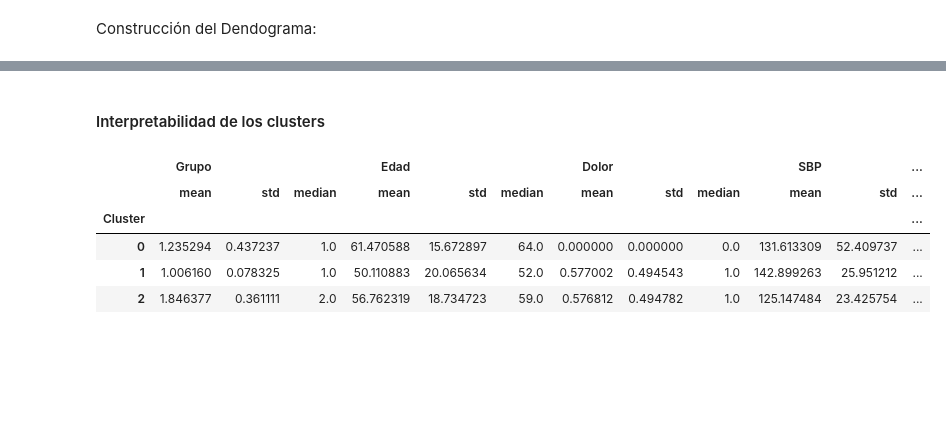
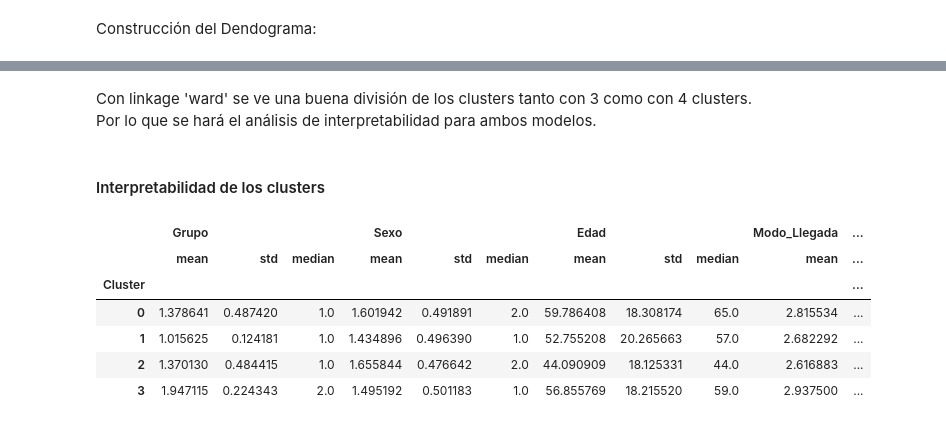
Before and after one commit to despinosaa/Lab1_G1, a Jupyter notebook: Lab2_agglomerative.ipynb, the cells around one changed output, grey strips where cells are left out. Drawn from its saved outputs; the diff is of its cells as text; code cells hidden in the pictures; blank space fills up the shorter version.

```diff
--- a/Lab2_agglomerative.ipynb
+++ b/Lab2_agglomerative.ipynb
@@ -11,7 +11,7 @@ import pandas as pd
 # %% [markdown]
 Carga de datos
 # %%
-df = pd.read_csv('202420_Laboratorio 1 - Regresión_train_data.csv')
+df = pd.read_csv('202420_Laboratorio 2 - Agrupación_202420_Laboratorio_2_-_Agrupación_data.csv')
 # %%
 df.shape
 # %% [output]
@@ -342,6 +369,4 @@ Cambiamos los niveles 6 y 7 de Modo_Llegada a 5 para tener la misma logica del d
 # %%
-columnas_imputar = ['SBP', 'HR', 'RR', 'BT']
-
 # Imputar valores NaN con la media de cada columna
 for columna in columnas_imputar:
-    data[columna].fillna(data[columna].mean(), inplace=True)
+    data[columna] = data[columna].fillna(data[columna].mode()[0])
@@ -441,8 +492,7 @@ Se realiza PCA (Principal Component Analysis) para poder visualizar los datos en
 # %%
-pca = PCA(n_components = 2)
+pca = PCA(n_components = 12)
 X_principal = pca.fit_transform(X_scaled)
 X_principal = pd.DataFrame(X_principal)
-X_principal.columns = ['P1', 'P2']
 # %% [markdown]
 Construcción del Dendograma:
 # %%
@@ -603,15 +572,20 @@ plt.show()
 # %%
-ac2_w = AgglomerativeClustering(n_clusters = 2, linkage='ward')
-labels2_w = ac2_w.fit_predict(X_principal)
+ac4_w = AgglomerativeClustering(n_clusters = 4, linkage='ward')
+labels4_w = ac4_w.fit_predict(X_principal)
 
-plt.figure(figsize=(7, 5))
-sns.scatterplot(x=X_principal['P1'], y=X_principal['P2'], hue=labels2_w, palette='viridis')
-plt.title('Agglomerative Clustering (PCA Visualización)')
-plt.show()
+# Visualización en 3D con plotly
+fig = px.scatter_3d(
+    X_pca3, x='P1', y='P2', z='P3',
+    color=labels4_w,
+    title='Agglomerative Clustering (3D PCA Visualización)',
+    labels={'P1': 'Principal Component 1', 'P2': 'Principal Component 2', 'P3': 'Principal Component 3'},
+    color_continuous_scale='Viridis'
+)
+fig.show()
 
 # Evaluación del Modelo
-sil_score = silhouette_score(X_principal, labels2_w)
-davies_bouldin = davies_bouldin_score(X_principal, labels2_w)
+sil_score = silhouette_score(X_principal, labels4_w)
+davies_bouldin = davies_bouldin_score(X_principal, labels4_w)
 print(f'Silhouette Score: {sil_score}')
 print(f'Davies-Bouldin Score: {davies_bouldin}')
 # %% [output]
@@ -639,30 +620,40 @@ Davies-Bouldin Score: 0.9736309515901865
+# %% [markdown]
+Con linkage 'ward' se ve una buena división de los clusters tanto con 3 como con 4 clusters. Por lo que se hará el análisis de interpretabilidad para ambos modelos.
 # %% [markdown]
 #### Interpretabilidad de los clusters
 # %%
 # Agregar las etiquetas (clusters) a los datos originales
-data['Cluster'] = labels3_av
+data_4c = data.copy()
+data_4c['Cluster'] = labels4_w
 
 # Agrupamos los datos por el clúster asignado y observamos estadísticas descriptivas
-cluster_summary = data.groupby('Cluster').agg({
+cluster_summary = data_4c.groupby('Cluster').agg({
     'Grupo': ['mean', 'std', 'median'],
+    'Sexo': ['mean', 'std', 'median'],
     'Edad': ['mean', 'std', 'median'],
+    'Modo_Llegada': ['mean', 'std', 'median'],
+    'Lesion': ['mean', 'std', 'median'],
+    'Estado_Mental': ['mean', 'std', 'median'],
     'Dolor': ['mean', 'std', 'median'],
     'SBP': ['mean', 'std', 'median'],
     'HR': ['mean', 'std', 'median'],
     'RR': ['mean', 'std', 'median'],
     'BT': ['mean', 'std', 'median'],
+    'Disposicion': ['mean', 'std', 'median'],
+    'KTAS_experto': ['mean', 'std', 'median'],
     'Duracion_Estancia_Min': ['mean', 'std', 'median'],
     'Duracion_KTAS_Min': ['mean', 'std', 'median']
 })
 
 cluster_summary
 # %% [output]
-|  | Grupo |  |  | Edad |  |  | Dolor |  |  | SBP |  | ... |
-|  | mean | std | median | mean | std | median | mean | std | median | mean | std | ... |
-| Cluster |  |  |  |  |  |  |  |  |  |  |  | ... |
-| 0 | 1.235294 | 0.437237 | 1.0 | 61.470588 | 15.672897 | 64.0 | 0.000000 | 0.000000 | 0.0 | 131.613309 | 52.409737 | ... |
-| 1 | 1.006160 | 0.078325 | 1.0 | 50.110883 | 20.065634 | 52.0 | 0.577002 | 0.494543 | 1.0 | 142.899263 | 25.951212 | ... |
-| 2 | 1.846377 | 0.361111 | 2.0 | 56.762319 | 18.734723 | 59.0 | 0.576812 | 0.494782 | 1.0 | 125.147484 | 23.425754 | ... |
+|  | Grupo |  |  | Sexo |  |  | Edad |  |  | Modo_Llegada | ... |
+|  | mean | std | median | mean | std | median | mean | std | median | mean | ... |
+| Cluster |  |  |  |  |  |  |  |  |  |  | ... |
+| 0 | 1.378641 | 0.487420 | 1.0 | 1.601942 | 0.491891 | 2.0 | 59.786408 | 18.308174 | 65.0 | 2.815534 | ... |
+| 1 | 1.015625 | 0.124181 | 1.0 | 1.434896 | 0.496390 | 1.0 | 52.755208 | 20.265663 | 57.0 | 2.682292 | ... |
+| 2 | 1.370130 | 0.484415 | 1.0 | 1.655844 | 0.476642 | 2.0 | 44.090909 | 18.125331 | 44.0 | 2.616883 | ... |
+| 3 | 1.947115 | 0.224343 | 2.0 | 1.495192 | 0.501183 | 1.0 | 56.855769 | 18.215520 | 59.0 | 2.937500 | ... |
 # %%
 import seaborn as sns
 import matplotlib.pyplot as plt
```
Also changed, not shown: parts of 78 cells of this notebook, 2 other files.
